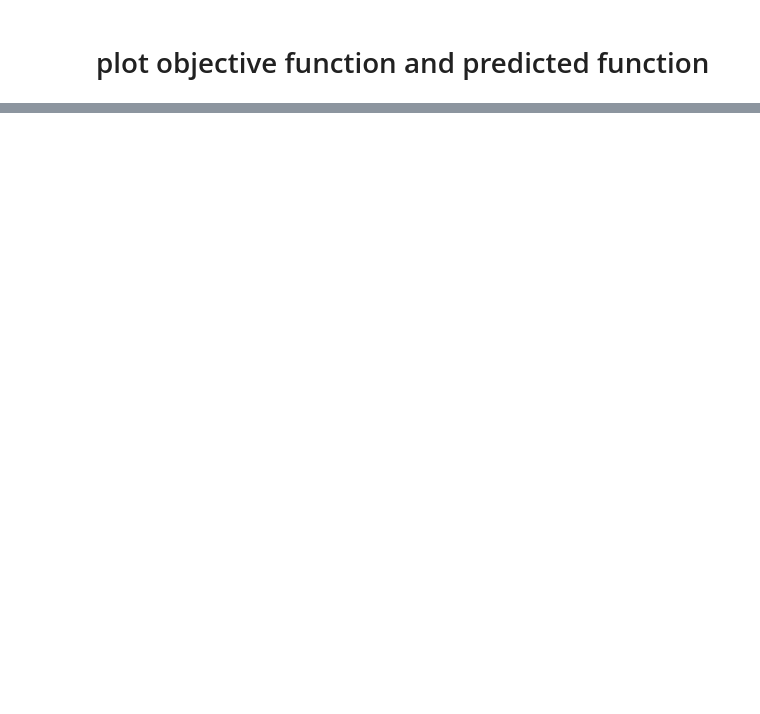
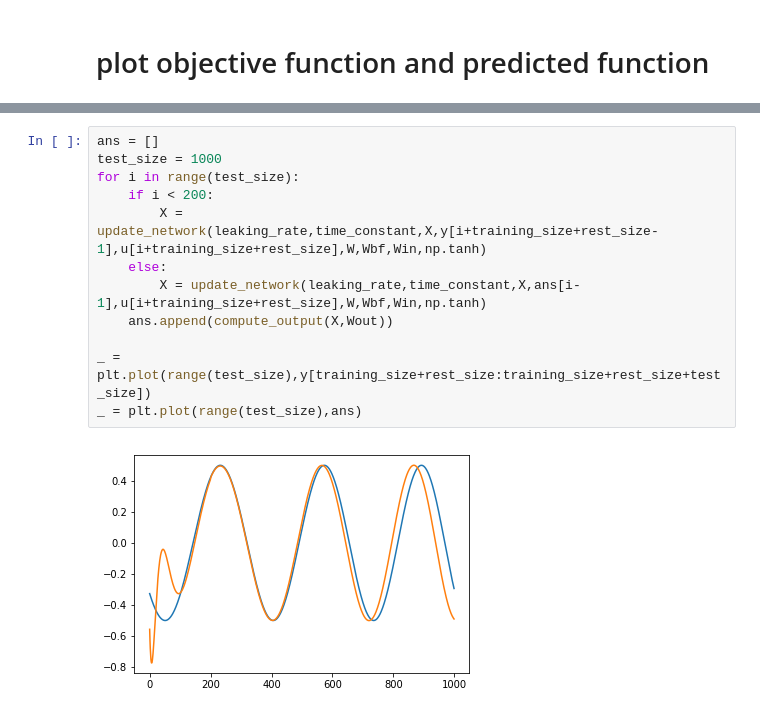
Before and after one commit to TimeSeriesAnalysis/TimeSeriesRNN, a Jupyter notebook: ESN/Simple Tunable Sine Wave Echo.ipynb, the cells around one changed output, grey strips where cells are left out. Saved outputs shown, nothing was run; the diff lists cells and outputs as text; blank space fills up the shorter version.

```diff
--- a/ESN/Simple Tunable Sine Wave Echo.ipynb
+++ b/ESN/Simple Tunable Sine Wave Echo.ipynb
@@ -65,2 +77,16 @@ _=plt.plot(pd.DataFrame(Wout))
+# %%
+ans = []
+test_size = 1000
+for i in range(test_size):
+    if i < 200:
+        X = update_network(leaking_rate,time_constant,X,y[i+training_size+rest_size-1],u[i+training_size+rest_size],W,Wbf,Win,np.tanh)
+    else:
+        X = update_network(leaking_rate,time_constant,X,ans[i-1],u[i+training_size+rest_size],W,Wbf,Win,np.tanh)
+    ans.append(compute_output(X,Wout))
+
+_ = plt.plot(range(test_size),y[training_size+rest_size:training_size+rest_size+test_size])
+_ = plt.plot(range(test_size),ans)
+# %% [output]
+[figure, added]
 # %%
 ans = []
```
Also changed, not shown: parts of 8 cells of this notebook, 2 other files.
